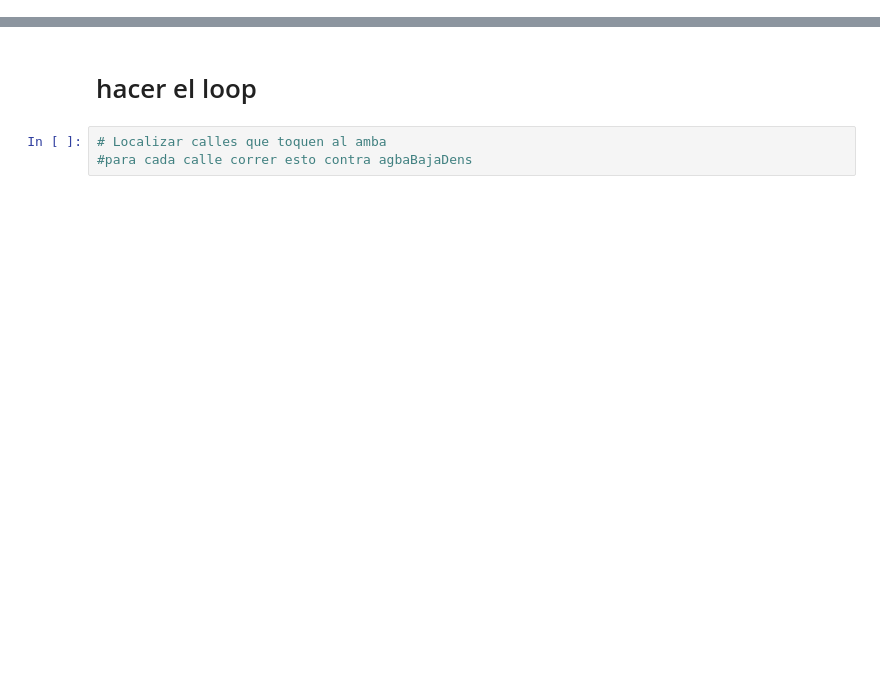
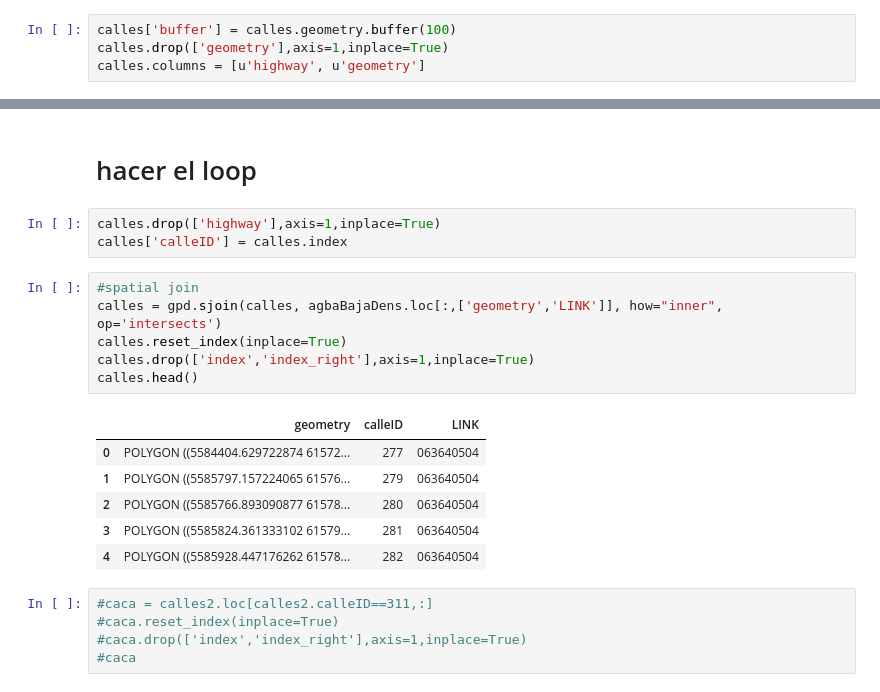
Before and after one commit to alephcero/thesis, a Jupyter notebook: src/crearCartografiaAGBA.ipynb, the cells around one changed output, grey strips where cells are left out. Saved outputs shown, nothing was run; the diff lists cells and outputs as text; blank space fills up the shorter version.

```diff
--- a/src/crearCartografiaAGBA.ipynb
+++ b/src/crearCartografiaAGBA.ipynb
@@ -226,6 +231,10 @@ calles = calles.loc[:,['highway','geometry']]
 mask =  (calles.highway == 'residential') | (calles.highway == 'unclassified') |  (calles.highway == 'living_street')
 calles = calles.loc[mask,:]
 calles = calles.to_crs(epsg=22185)
+# %%
+calles['buffer'] = calles.geometry.buffer(100)
+calles.drop(['geometry'],axis=1,inplace=True)
+calles.columns = [u'highway', u'geometry']
 # %% [markdown]
 # prueba con porciones
 # %%
@@ -328,5 +345,23 @@ appenDFdiss.plot(ax=ax)
 # %% [markdown]
 # hacer el loop
-# %%
-# Localizar calles que toquen al amba
-#para cada calle correr esto contra agbaBajaDens
+# %%
+calles.drop(['highway'],axis=1,inplace=True)
+calles['calleID'] = calles.index
+# %%
+#spatial join
+calles = gpd.sjoin(calles, agbaBajaDens.loc[:,['geometry','LINK']], how="inner", op='intersects')
+calles.reset_index(inplace=True)
+calles.drop(['index','index_right'],axis=1,inplace=True)
+calles.head()
+# %% [output]
+|  | geometry | calleID | LINK |
+| 0 | POLYGON ((5584404.629722874 61572... | 277 | 063640504 |
+| 1 | POLYGON ((5585797.157224065 61576... | 279 | 063640504 |
+| 2 | POLYGON ((5585766.893090877 61578... | 280 | 063640504 |
+| 3 | POLYGON ((5585824.361333102 61579... | 281 | 063640504 |
+| 4 | POLYGON ((5585928.447176262 61578... | 282 | 063640504 |
+# %%
+#caca = calles2.loc[calles2.calleID==311,:]
+#caca.reset_index(inplace=True)
+#caca.drop(['index','index_right'],axis=1,inplace=True)
+#caca
```
Also changed, not shown: parts of 18 cells of this notebook.
